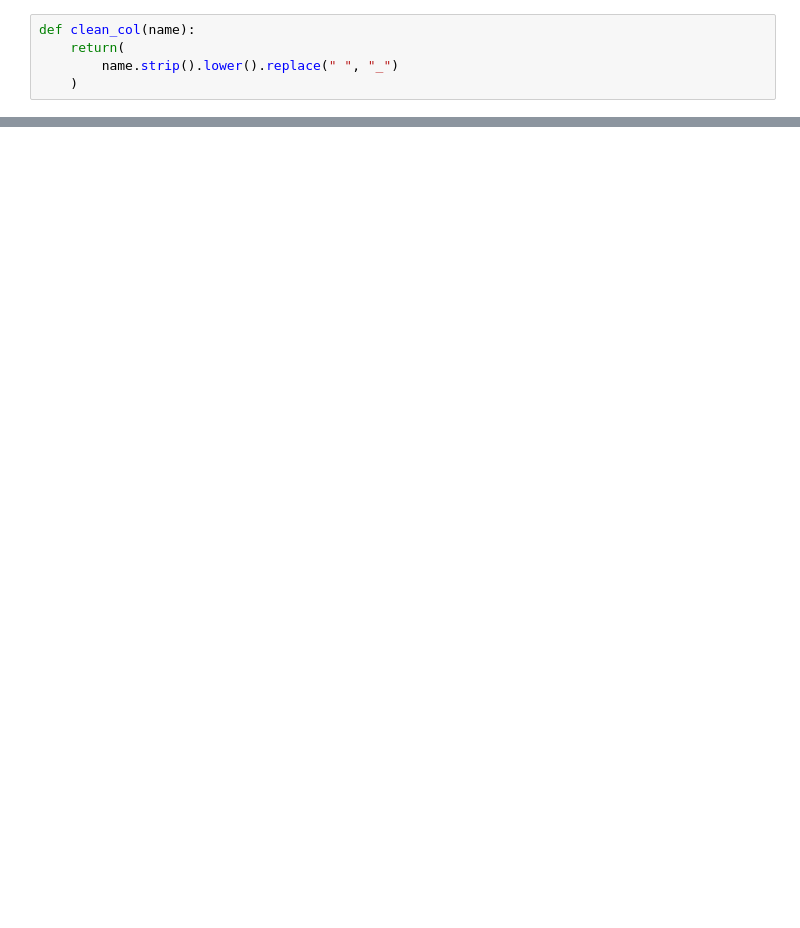
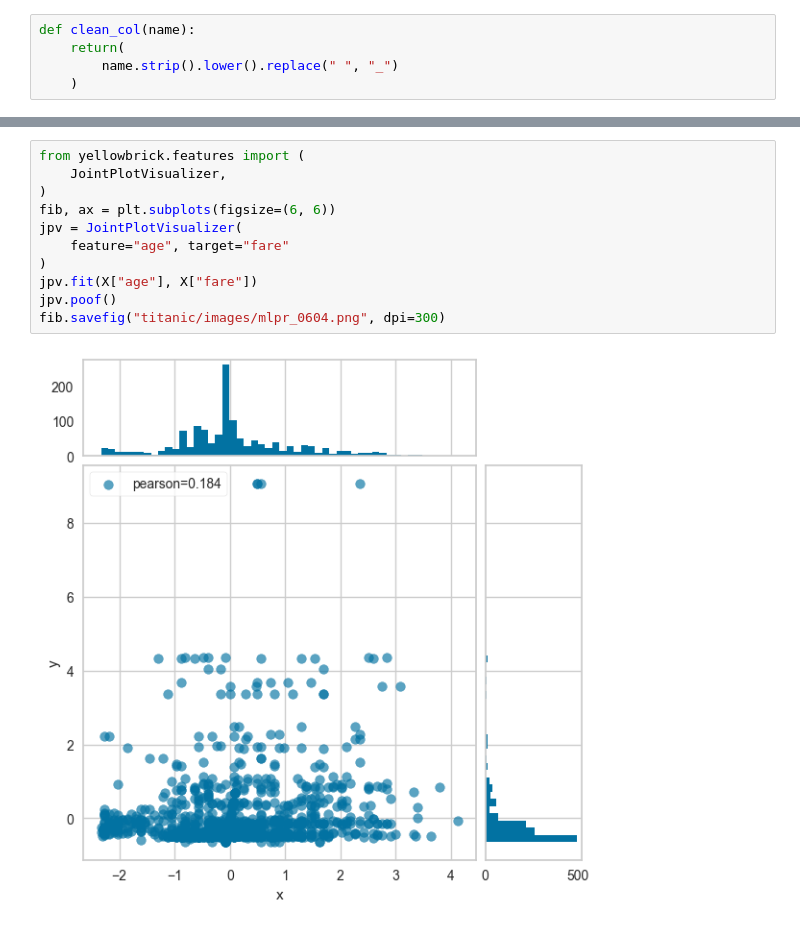
Before and after one commit to marciod7/Titanic_ML_Project, a Jupyter notebook: capitulo_03.ipynb, the cells around one changed output, grey strips where cells are left out. Cells and saved outputs as stored; diff of their text form; blank space fills up the shorter version.

```diff
--- a/capitulo_03.ipynb
+++ b/capitulo_03.ipynb
@@ -380,0 +509,13 @@ Xbad.fillna(10)
+# %%
+from yellowbrick.features import (
+    JointPlotVisualizer,
+)
+fib, ax = plt.subplots(figsize=(6, 6))
+jpv = JointPlotVisualizer(
+    feature="age", target="fare"
+)
+jpv.fit(X["age"], X["fare"])
+jpv.poof()
+fib.savefig("titanic/images/mlpr_0604.png", dpi=300)
+# %% [output]
+[figure, added]
```
Also changed, not shown: parts of 31 cells of this notebook, 5 other files.
